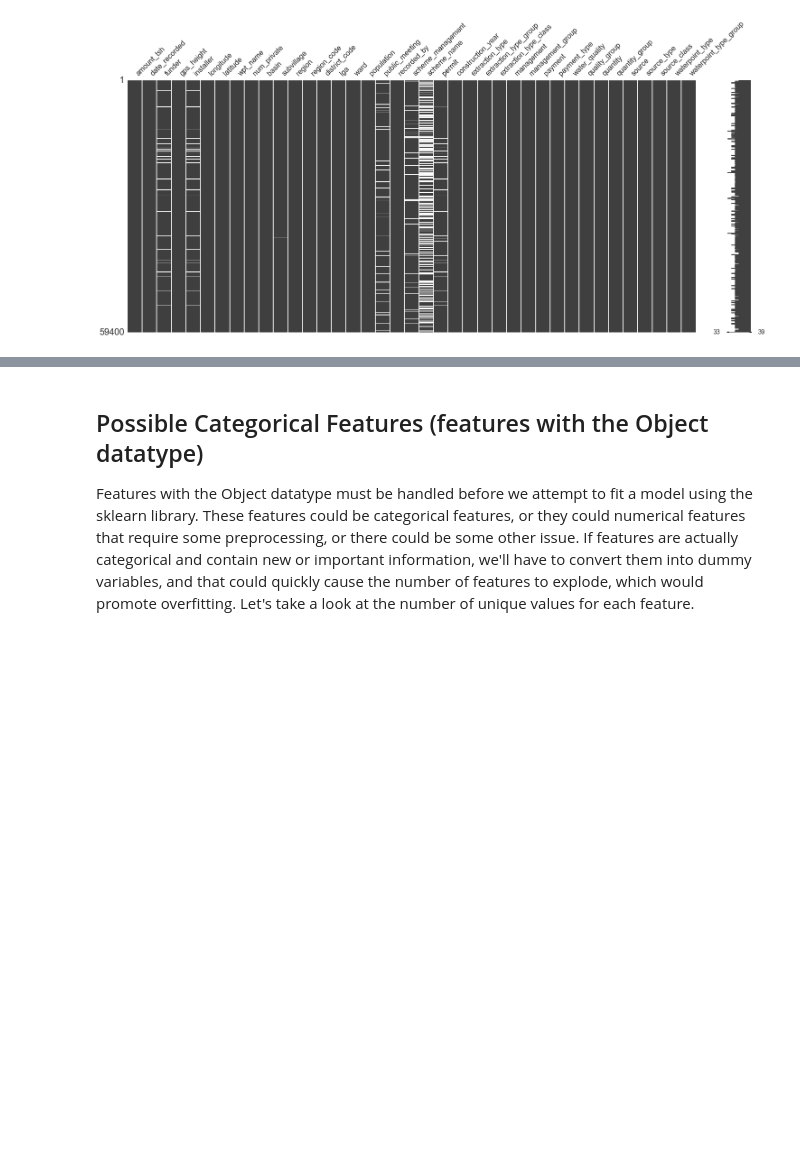
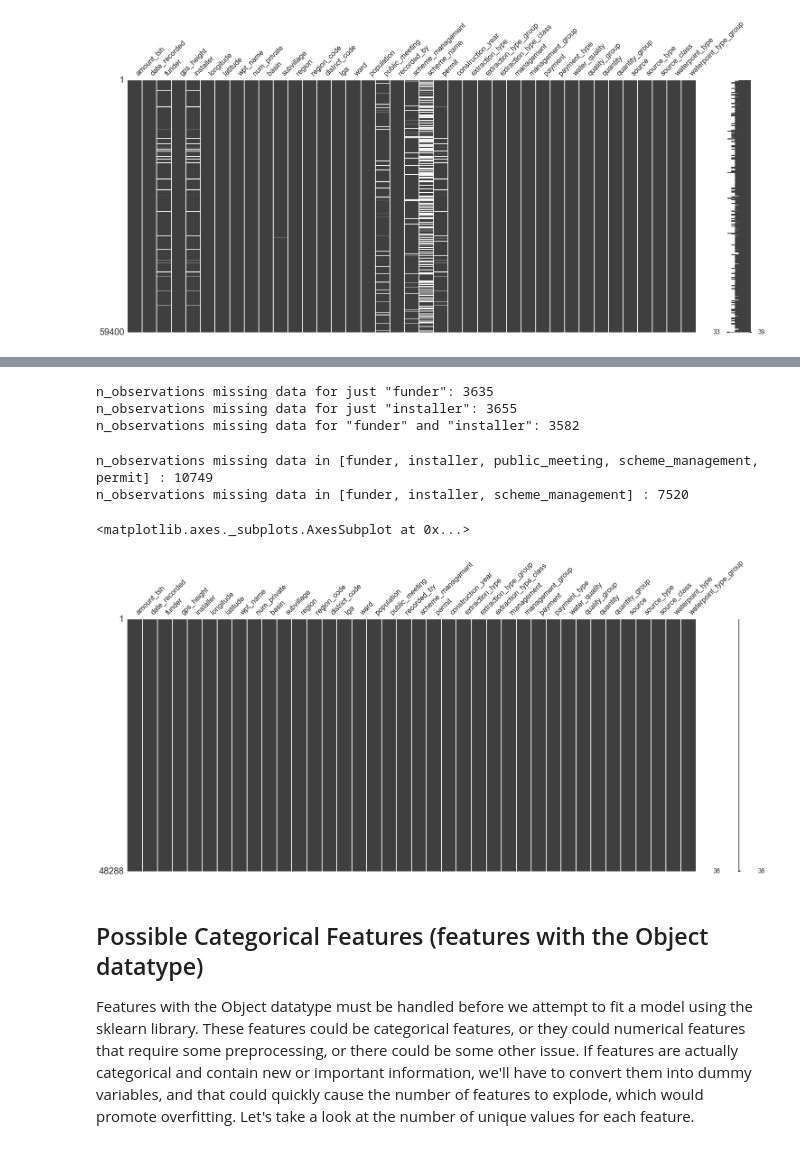
Before and after one commit to MattTriano/personal_site_public, a Jupyter notebook: water_pump_analysis.ipynb, the cells around one changed output, grey strips where cells are left out. Cells and saved outputs as stored; diff of their text form; code cells hidden in the pictures; blank space fills up the shorter version.

Commit message:
More exploratory data analysis

```diff
--- a/water_pump_analysis.ipynb
+++ b/water_pump_analysis.ipynb
@@ -137,0 +152,26 @@ msno.matrix(X_train)
+# %%
+print('n_observations missing data for just "funder": {}'.format(X_train[X_train['funder'].isnull()].shape[0]))
+print('n_observations missing data for just "installer": {}'.format(X_train[X_train['installer'].isnull()].shape[0]))
+print('n_observations missing data for "funder" and "installer": {}'
+      .format(X_train[X_train['funder'].isnull() & X_train['installer'].isnull()].shape[0]))
+# %% [output]
+n_observations missing data for just "funder": 3635
+n_observations missing data for just "installer": 3655
+n_observations missing data for "funder" and "installer": 3582
+# %%
+X_train_mcar = X_train.drop('scheme_name', axis=1)
+X_test_mcar = X_test.drop('scheme_name', axis=1)
+# %%
+print('n_observations missing data in [funder, installer, public_meeting, scheme_management, permit] : {}'
+      .format(X_train[X_train['funder'].isnull() | X_train['installer'].isnull() |
+                      X_train['public_meeting'].isnull() | X_train['scheme_management'].isnull()
+                      | X_train['permit'].isnull()].shape[0]))
+print('n_observations missing data in [funder, installer, scheme_management] : {}'
+      .format(X_train[X_train['funder'].isnull() | X_train['installer'].isnull() |
+                      X_train['scheme_management'].isnull()].shape[0]))
+# %% [output]
+n_observations missing data in [funder, installer, public_meeting, scheme_management, permit] : 10749
+n_observations missing data in [funder, installer, scheme_management] : 7520
+# %%
+X_train_mcar = X_train_mcar.dropna(axis=0)
+X_test_mcar = X_test_mcar.dropna(axis=0)
@@ -138,3 +180,8 @@ msno.matrix(X_train)
+# %%
+msno.matrix(X_train_mcar)
+# %% [output]
+<matplotlib.axes._subplots.AxesSubplot at 0x...>
+[figure, added]
 # %% [markdown]
 ## Possible Categorical Features (features with the Object datatype)
 Features with the Object datatype must be handled before we attempt to fit a model using the sklearn library. These features could be categorical features, or they could numerical features that require some preprocessing, or there could be some other issue. If features are actually categorical and contain new or important information, we'll have to convert them into dummy variables, and that could quickly cause the number of features to explode, which would promote overfitting. Let's take a look at the number of unique values for each feature.
```
Also changed, not shown: parts of 12 cells of this notebook, 6 other files.
